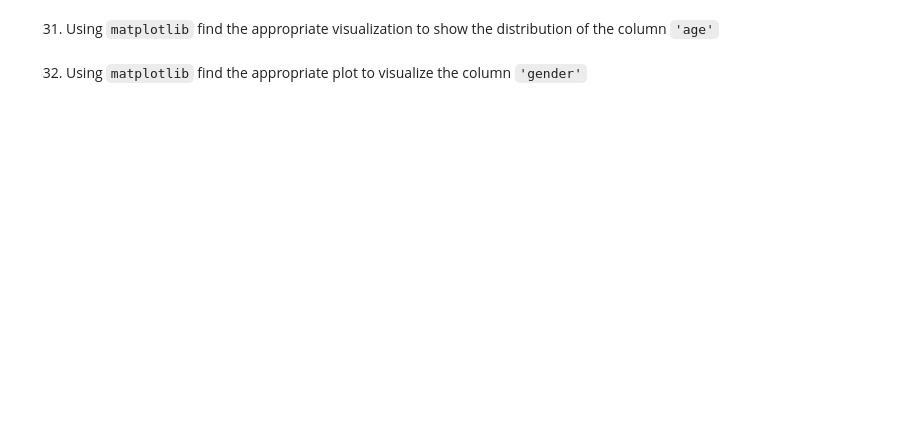
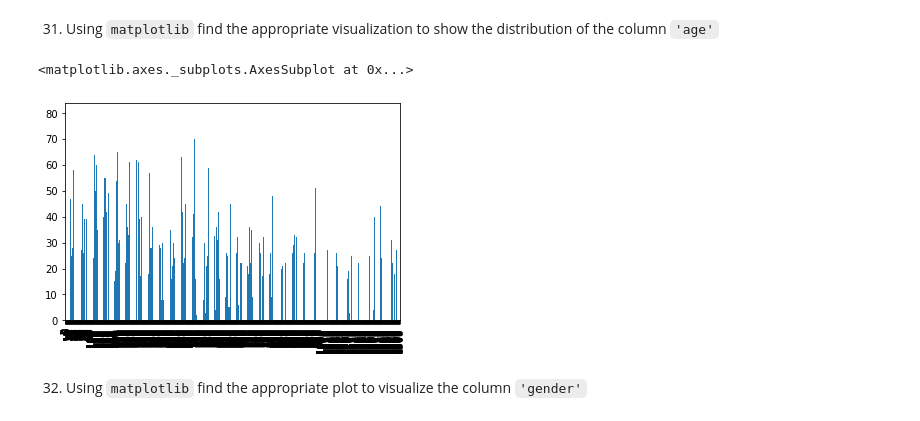
Before and after one commit to Jalex-Yestera/datascience-thebridge, a Jupyter notebook: week5/day5/exercises/pandas/titanic/Titanic-exercise.ipynb, the cells around one changed output. Saved outputs shown, nothing was run; the diff lists cells and outputs as text; code cells hidden in the pictures; blank space fills up the shorter version.

```diff
--- a/week5/day5/exercises/pandas/titanic/Titanic-exercise.ipynb
+++ b/week5/day5/exercises/pandas/titanic/Titanic-exercise.ipynb
@@ -555,5 +581,9 @@ Hint: There were two people with the same name, who?
 31. Using `matplotlib` find the appropriate visualization to show the distribution of the column `'age'`
 # %%
 #your code
+titanic.age.plot(kind='bar',y='age')
+# %% [output]
+<matplotlib.axes._subplots.AxesSubplot at 0x...>
+[figure, added]
 # %% [markdown]
 32. Using `matplotlib` find the appropriate plot to visualize the column `'gender'`
```
Also changed, not shown: parts of 18 cells of this notebook, 3 other files.
